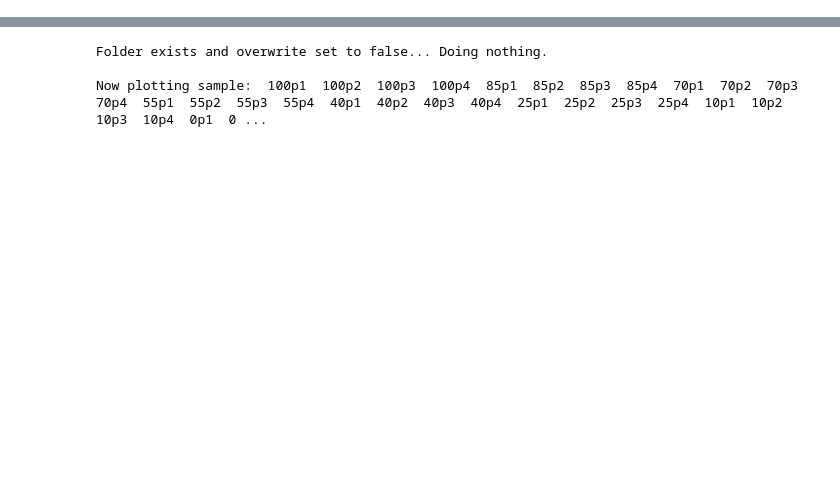
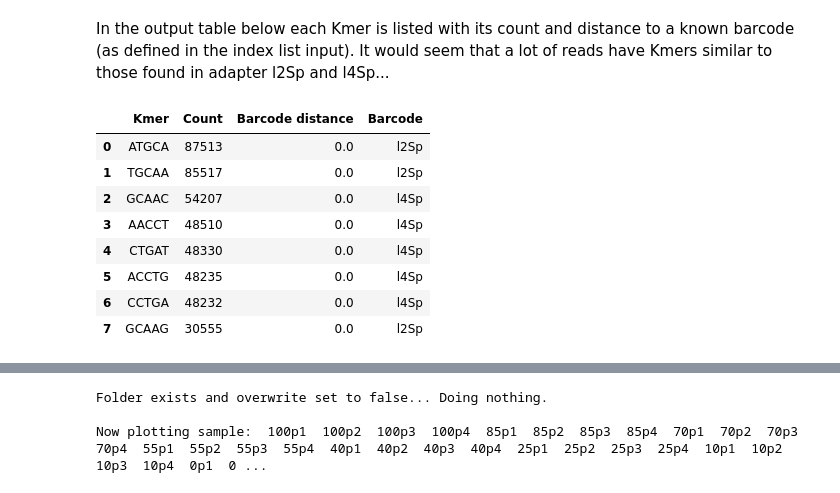
Before and after one commit to krdav/tRNA-charge-seq, a Jupyter notebook: projects/example/process_data.ipynb, the cells around one changed output, grey strips where cells are left out. Saved outputs shown, nothing was run; the diff lists cells and outputs as text; code cells hidden in the pictures; blank space fills up the shorter version.

```diff
--- a/projects/example/process_data.ipynb
+++ b/projects/example/process_data.ipynb
@@ -238,0 +305,15 @@ Collecting stats from:  100p1  100p2  100p3  100p4  85p2  85p3  85p4  85p1  70p2
+# %% [markdown]
+In the output table below each Kmer is listed with its count and distance to a known barcode (as defined in the index list input).
+It would seem that a lot of reads have Kmers similar to those found in adapter l2Sp and l4Sp...
+# %%
+all_kmer.head(8)
+# %% [output]
+|  | Kmer | Count | Barcode distance | Barcode |
+| 0 | ATGCA | 87513 | 0.0 | l2Sp |
+| 1 | TGCAA | 85517 | 0.0 | l2Sp |
+| 2 | GCAAC | 54207 | 0.0 | l4Sp |
+| 3 | AACCT | 48510 | 0.0 | l4Sp |
+| 4 | CTGAT | 48330 | 0.0 | l4Sp |
+| 5 | ACCTG | 48235 | 0.0 | l4Sp |
+| 6 | CCTGA | 48232 | 0.0 | l4Sp |
+| 7 | GCAAG | 30555 | 0.0 | l2Sp |
```
Also changed, not shown: parts of 80 cells of this notebook, 3 other files.
